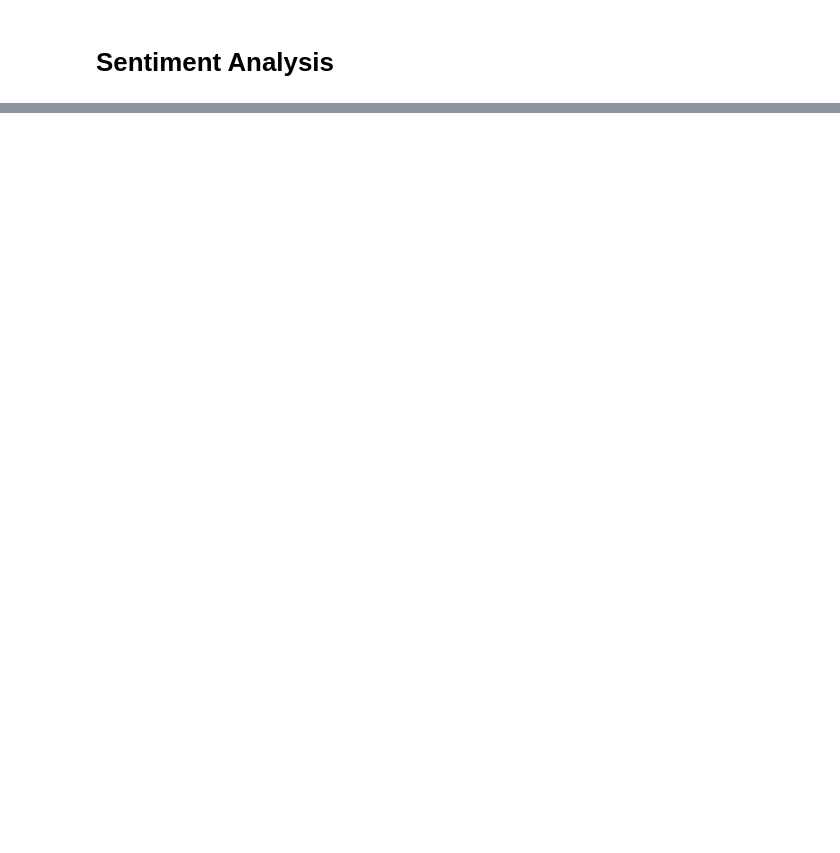
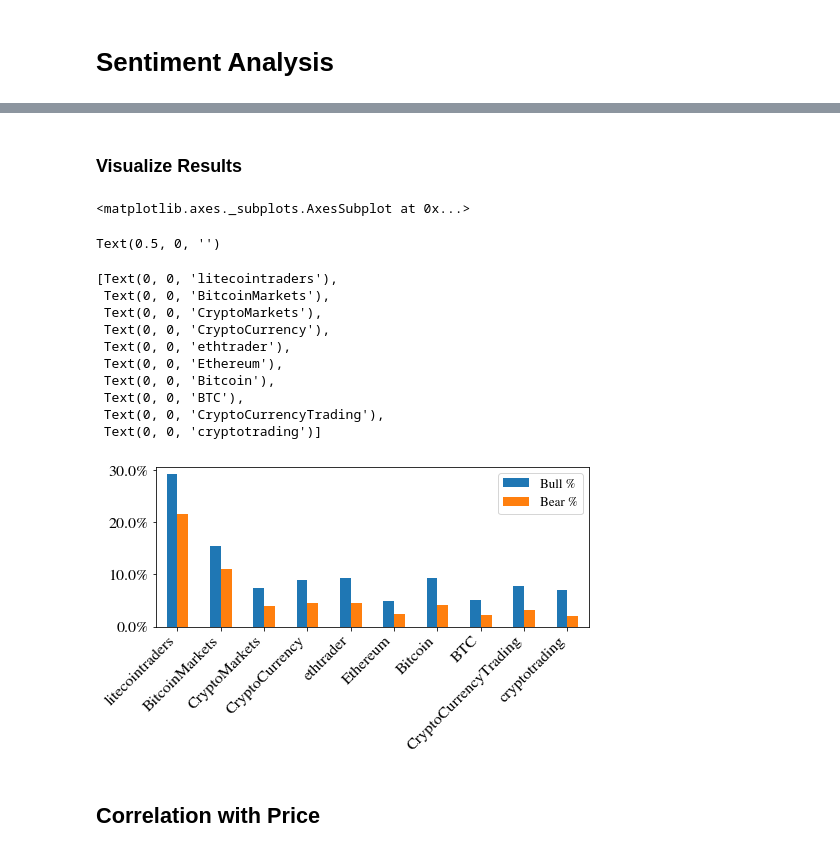
Before and after one commit to quantfiction/social_media_mining, a Jupyter notebook: notebooks/Reddit Project.ipynb, the cells around one changed output, grey strips where cells are left out. Drawn from its saved outputs; the diff is of its cells as text; code cells hidden in the pictures; blank space fills up the shorter version.

```diff
--- a/notebooks/Reddit Project.ipynb
+++ b/notebooks/Reddit Project.ipynb
@@ -312,0 +506,6 @@ flattened.value_counts().iplot(kind='bar')
+# %%
+def isin_col(df, col, strings):
+    str_list = [term.lower() for term in strings]
+    p = r"\b(?:{})\b".format("|".join(map(re.escape, strings)))
+    condition = df[col].str.contains(p)
+    return df.loc[condition]
@@ -312,0 +567,4 @@ flattened.value_counts().iplot(kind='bar')
+# %%
+# sentiment_words = sentiment_words.T
+sentiment_words['Difference'] = np.log(sentiment_words['Bull %']) - np.log(sentiment_words['Bear %'])
+sentiment_words.sort_values('Difference', inplace=True)
@@ -312,0 +585,37 @@ flattened.value_counts().iplot(kind='bar')
+# %% [markdown]
+### Visualize Results
+# %%
+import matplotlib.ticker as mtick
+
+fig, ax = plt.subplots()
+
+sentiment_words.iloc[:, :2].plot(kind='bar', ax=ax)
+name_of_plot = 'bull_bear_by_subreddit'
+ax.set_xlabel('')
+ax.set_xticklabels(sentiment_words.index, rotation = 45, ha="right")
+ax.yaxis.set_major_formatter(mtick.PercentFormatter(1))
+ax.yaxis.major.formatter._useMathText = True
+# ax.yaxis.set_label_coords(0.63,1.01)
+
+# ax.set_title(name_of_plot, fontsize=15, rotation=0)
+
+fig.tight_layout()
+savefig_path = os.path.join(fig_path, name_of_plot+'.pdf')
+fig.savefig(savefig_path, dpi=300)
+plt.show()
+# %% [output]
+<matplotlib.axes._subplots.AxesSubplot at 0x...>
+Text(0.5, 0, '')
+[Text(0, 0, 'litecointraders'),
+ Text(0, 0, 'BitcoinMarkets'),
+ Text(0, 0, 'CryptoMarkets'),
+ Text(0, 0, 'CryptoCurrency'),
+ Text(0, 0, 'ethtrader'),
+ Text(0, 0, 'Ethereum'),
+ Text(0, 0, 'Bitcoin'),
+ Text(0, 0, 'BTC'),
+ Text(0, 0, 'CryptoCurrencyTrading'),
+ Text(0, 0, 'cryptotrading')]
+[figure, added]
+# %% [markdown]
+## Correlation with Price
```
Also changed, not shown: parts of 29 cells of this notebook, 7 other files.
